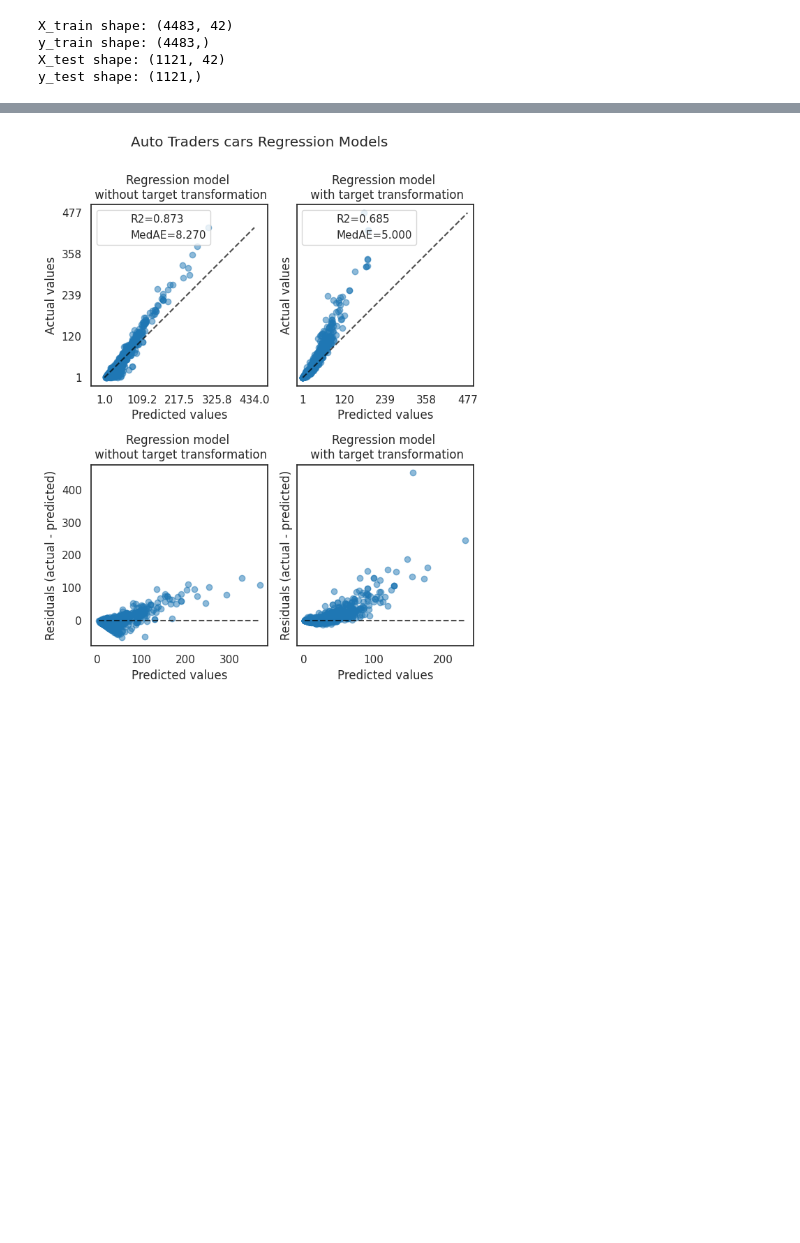
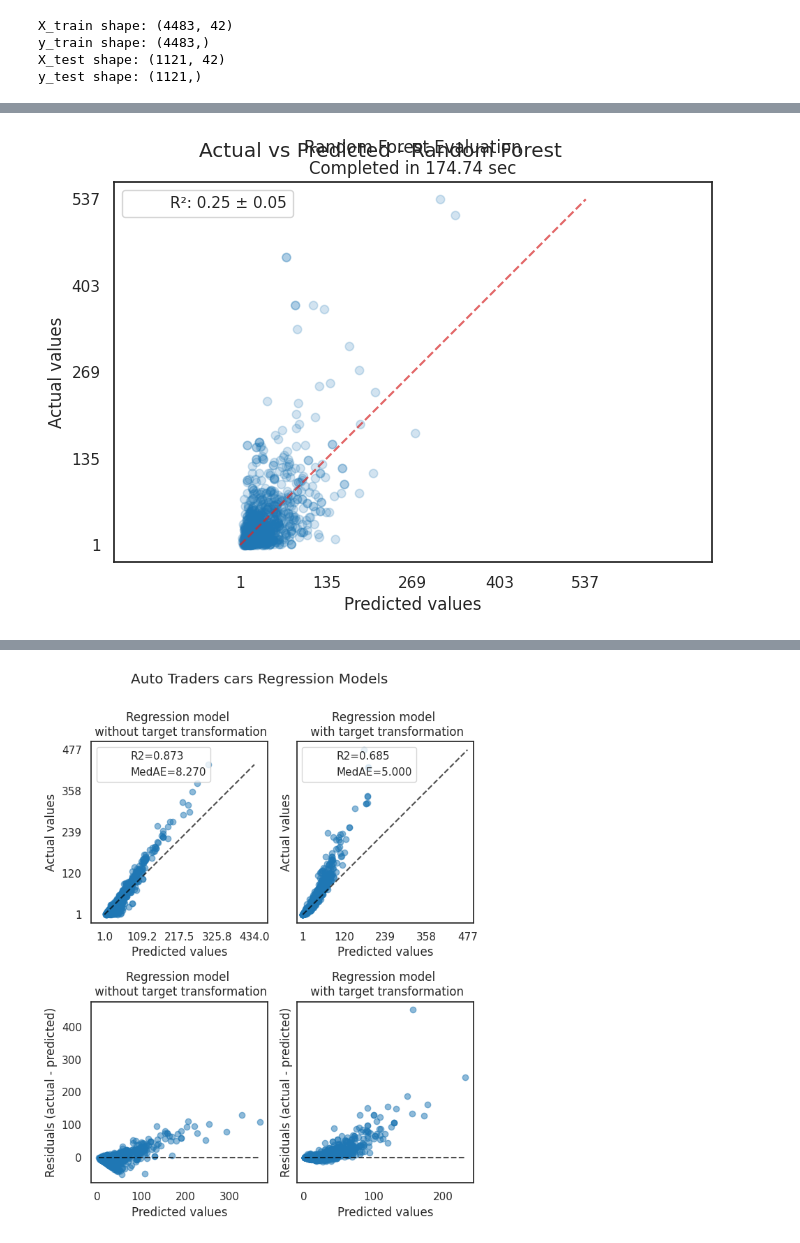
Before and after one commit to thanktua-spp/MMU_Hack_Data, a Jupyter notebook: notebooks/MMU_Hack_model training.ipynb, the cells around one changed output, grey strips where cells are left out. Cells and saved outputs as stored; diff of their text form; code cells hidden in the pictures; blank space fills up the shorter version.

```diff
--- a/notebooks/MMU_Hack_model training.ipynb
+++ b/notebooks/MMU_Hack_model training.ipynb
@@ -245,7 +300,11 @@ rng = np.random.RandomState(1)
 # %%
 
 
-dt_regr1 = DecisionTreeRegressor()
+dt = DecisionTreeRegressor()
+svr = SVR(kernel="linear")
+rf = RandomForestRegressor(random_state=42)
+laso_cv = LassoCV()
+gbr = HistGradientBoostingRegressor(random_state=0)
 
 dt_regr2 = AdaBoostRegressor(
     DecisionTreeRegressor(), n_estimators=300, random_state=rng
@@ -334,0 +586,14 @@ stacking_regressor
+# %%
+rf_pipeline_rfe = Pipeline([
+    ('data_preparation', data_preparation_pipeline),
+    ('data_preprocessor', columns_preprocessor),
+    ('rfe', rfecv_best),
+    ('regressor_pipeline', rf)
+])
+
+gbdt_pipeline_rfe = Pipeline([
+    ('data_preparation', data_preparation_pipeline),
+    ('data_preprocessor', columns_preprocessor),
+    ('rfe', rfecv_best),
+    ('regressor_pipeline', gbr)
+])
@@ -334,0 +622,47 @@ stacking_regressor
+# %%
+# Fit the Random Forest pipeline
+rf_pipeline_rfe.fit(X_train_sample, y_train_sample)
+
+# Define the single R² scoring metric
+scoring_metric = "r2"
+
+# Cross-validation and timing
+start_time = time.time()
+scores = crosrs_validate(
+    rf_pipeline_rfe, X_train_sample, y_train_sample, scoring=scoring_metric, n_jobs=-1, verbose=0
+)
+elapsed_time = time.time() - start_time
+
+# Get cross-validated predictions
+y_pred = cross_val_predict(rf_pipeline_rfe, X_test_sample, y_test_sample, n_jobs=-1, verbose=0)
+
+# Compute R² score mean and standard deviation
+r2_mean = np.mean(scores["test_score"])
+r2_std = np.std(scores["test_score"])
+r2_score_text = f"R²: {r2_mean:.2f} ± {r2_std:.2f}"
+
+# Initialize plot
+fig, ax = plt.subplots(figsize=(7, 5))
+
+# Plot actual vs predicted
+display = PredictionErrorDisplay.from_predictions(
+    y_true=y_test_sample,
+    y_pred=y_pred,
+    kind="actual_vs_predicted",
+    ax=ax,
+    scatter_kwargs={"alpha": 0.2, "color": "tab:blue"},
+    line_kwargs={"color": "tab:red"},
+)
+ax.set_title(f"Random Forest Evaluation\nCompleted in {elapsed_time:.2f} sec")
+
+# Add R² score to legend
+ax.plot([], [], " ", label=r2_score_text)
+ax.legend(loc="upper left")
+
+# Display plot
+plt.suptitle("Actual vs Predicted - Random Forest")
+plt.tight_layout()
+plt.subplots_adjust(top=0.9)
+plt.show()
+# %% [output]
+[figure, added]
```
Also changed, not shown: parts of 43 cells of this notebook.
